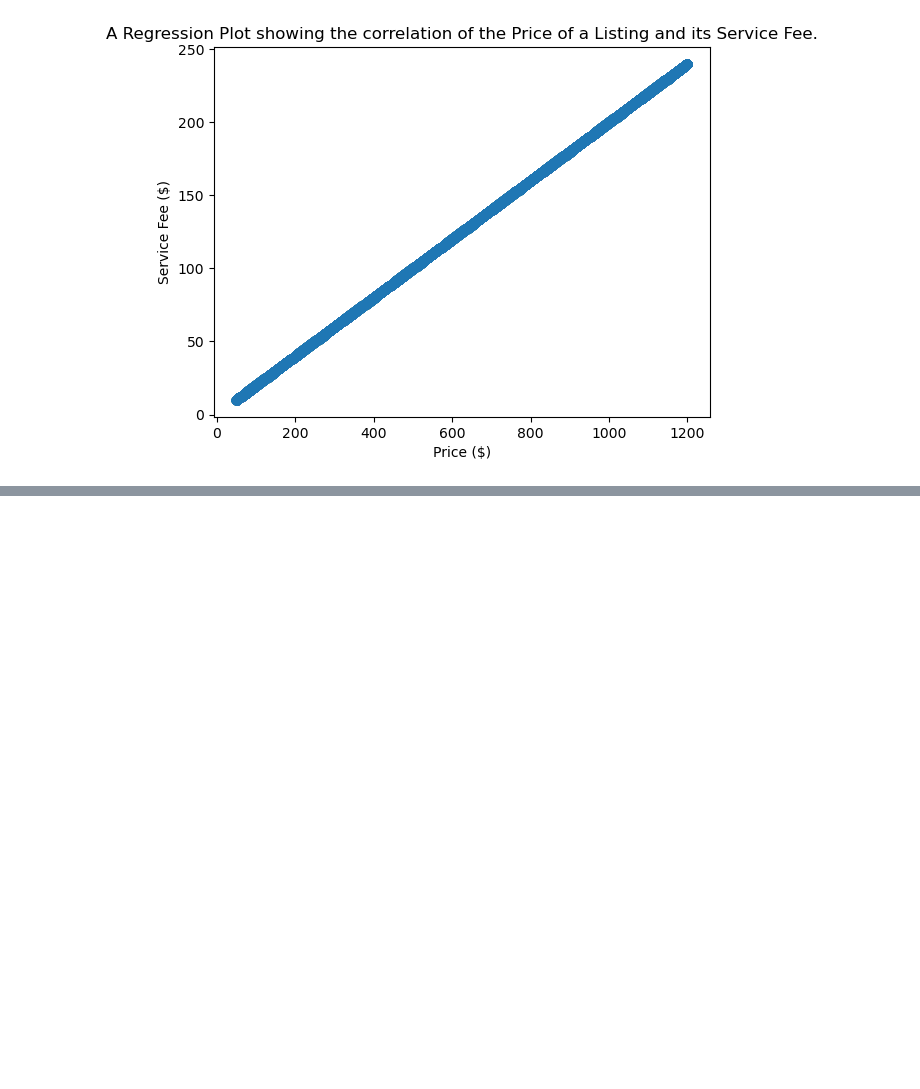
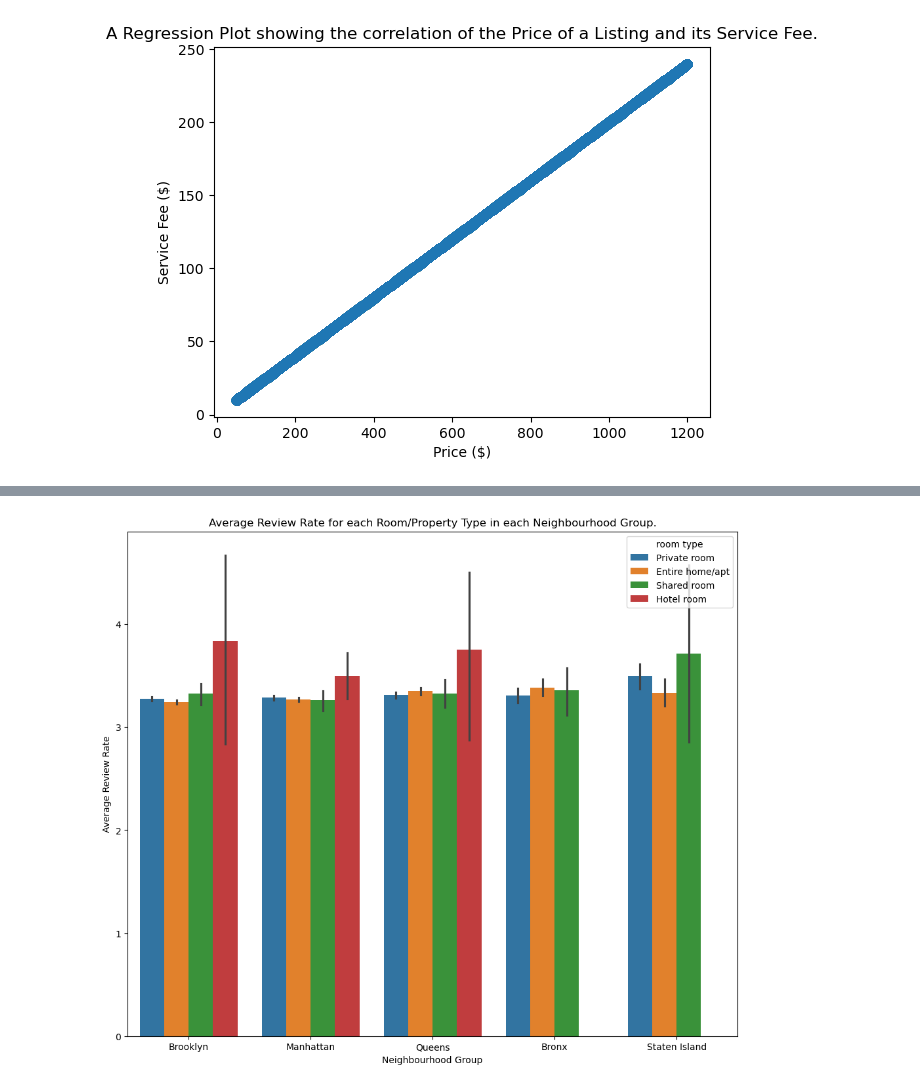
Before and after one commit to Shilpa3107/VOIS_AICTE_Oct2025_Shilpa-Sinha, a Jupyter notebook: Airbnb Booking Analysis.ipynb, the cells around one changed output, grey strips where cells are left out. Drawn from its saved outputs; the diff is of its cells as text; code cells hidden in the pictures; blank space fills up the shorter version.

Commit message:
Find the average review rate number

```diff
--- a/Airbnb Booking Analysis.ipynb
+++ b/Airbnb Booking Analysis.ipynb
@@ -254,0 +279,8 @@ plt.title('A Regression Plot showing the correlation of the Price of a Listing a
+# %%
+plt.figure(figsize = [12,10]);
+sns.barplot(data = df,x = 'neighbourhood group', y = 'review rate number', hue = 'room type');
+plt.xlabel('Neighbourhood Group');
+plt.ylabel('Average Review Rate');
+plt.title('Average Review Rate for each Room/Property Type in each Neighbourhood Group.');
+# %% [output]
+[figure, added]
```
Also changed, not shown: parts of 2 cells of this notebook.
